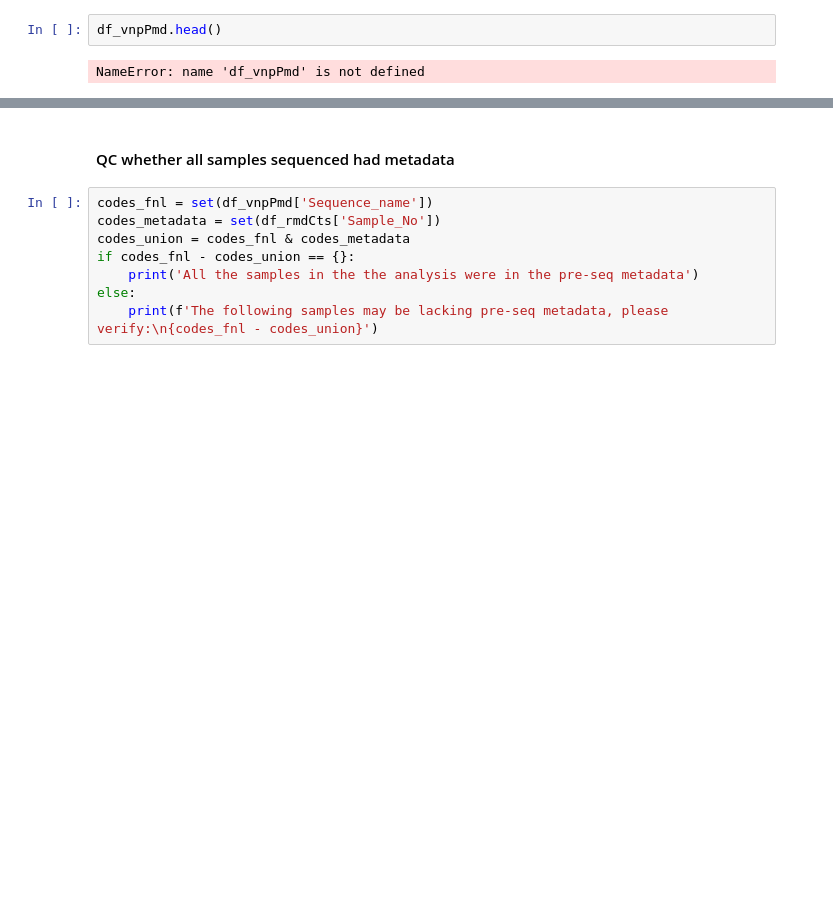
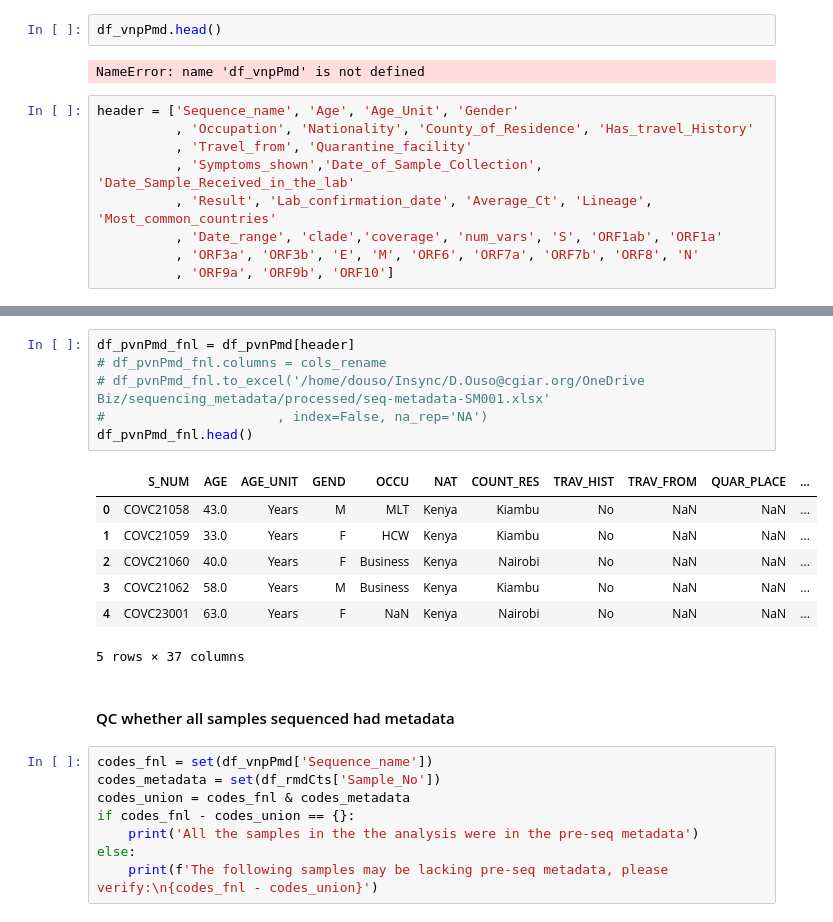
Before and after one commit to ousodaniel/SARS-CoV-2-Data-Workflows, a Jupyter notebook: sars-cov-2_dairy_b3.ipynb, the cells around one changed output, grey strips where cells are left out. Cells and saved outputs as stored; diff of their text form; blank space fills up the shorter version.

```diff
--- a/sars-cov-2_dairy_b3.ipynb
+++ b/sars-cov-2_dairy_b3.ipynb
@@ -436,3 +435,12 @@ df_vnpPmd = merge_vnpPmd(df_pngVxt, df_rmdCts)
 df_vnpPmd.head()
 # %% [output]
 NameError: name 'df_vnpPmd' is not defined
+# %%
+header = ['Sequence_name', 'Age', 'Age_Unit', 'Gender'
+          , 'Occupation', 'Nationality', 'County_of_Residence', 'Has_travel_History'
+          , 'Travel_from', 'Quarantine_facility'
+          , 'Symptoms_shown','Date_of_Sample_Collection', 'Date_Sample_Received_in_the_lab'
+          , 'Result', 'Lab_confirmation_date', 'Average_Ct', 'Lineage', 'Most_common_countries'
+          , 'Date_range', 'clade','coverage', 'num_vars', 'S', 'ORF1ab', 'ORF1a'
+          , 'ORF3a', 'ORF3b', 'E', 'M', 'ORF6', 'ORF7a', 'ORF7b', 'ORF8', 'N'
+          , 'ORF9a', 'ORF9b', 'ORF10']
@@ -439,3 +453,17 @@ NameError: name 'df_vnpPmd' is not defined
+# %%
+df_pvnPmd_fnl = df_pvnPmd[header]
+# df_pvnPmd_fnl.columns = cols_rename
+# df_pvnPmd_fnl.to_excel('/home/douso/Insync/D.Ouso@cgiar.org/OneDrive Biz/sequencing_metadata/processed/seq-metadata-SM001.xlsx'
+#                      , index=False, na_rep='NA')
+df_pvnPmd_fnl.head()
+# %% [output]
+|  | S_NUM | AGE | AGE_UNIT | GEND | OCCU | NAT | COUNT_RES | TRAV_HIST | TRAV_FROM | QUAR_PLACE | ... |
+| 0 | COVC21058 | 43.0 | Years | M | MLT | Kenya | Kiambu | No | NaN | NaN | ... |
+| 1 | COVC21059 | 33.0 | Years | F | HCW | Kenya | Kiambu | No | NaN | NaN | ... |
+| 2 | COVC21060 | 40.0 | Years | F | Business | Kenya | Nairobi | No | NaN | NaN | ... |
+| 3 | COVC21062 | 58.0 | Years | M | Business | Kenya | Kiambu | No | NaN | NaN | ... |
+| 4 | COVC23001 | 63.0 | Years | F | NaN | Kenya | Nairobi | No | NaN | NaN | ... |
+5 rows × 37 columns
 # %% [markdown]
 #### QC whether all samples sequenced had metadata
 # %%
```
Also changed, not shown: parts of 6 cells of this notebook, 1 other file.
